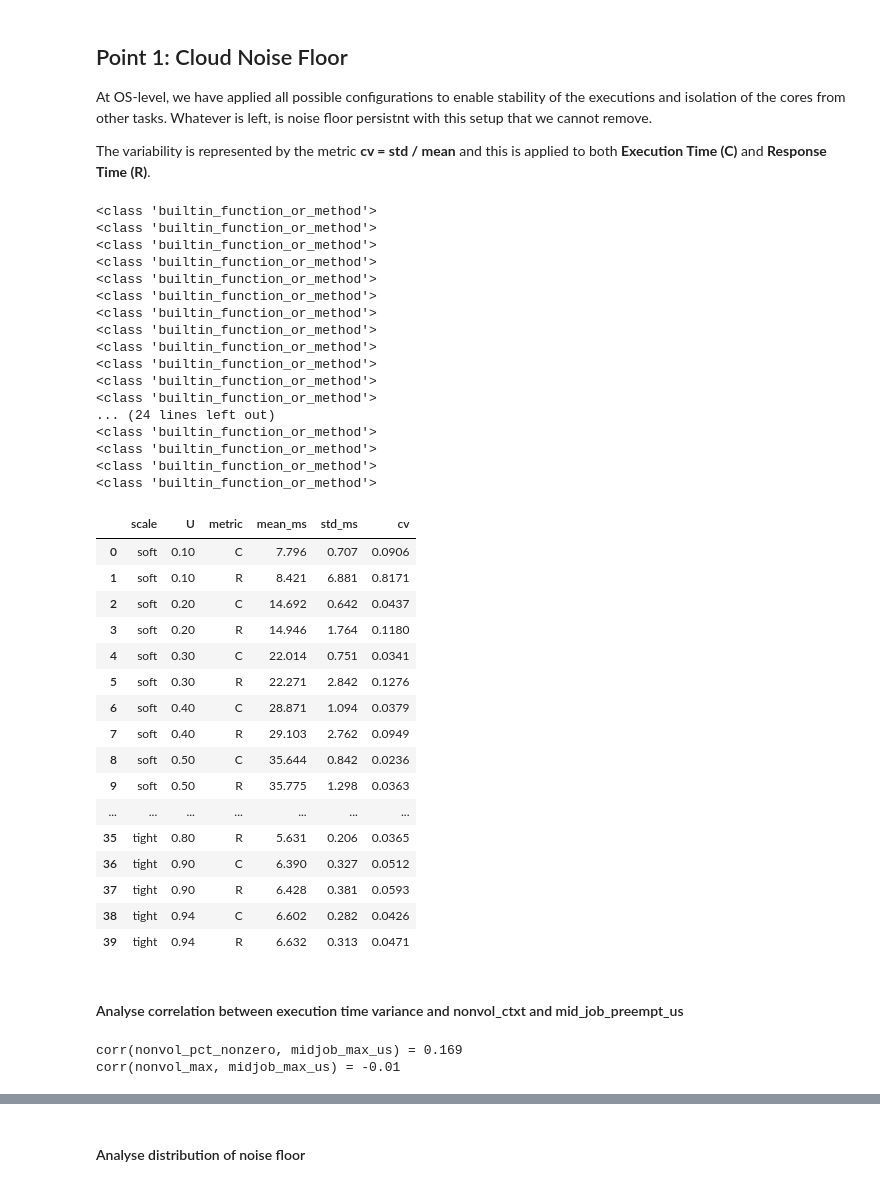
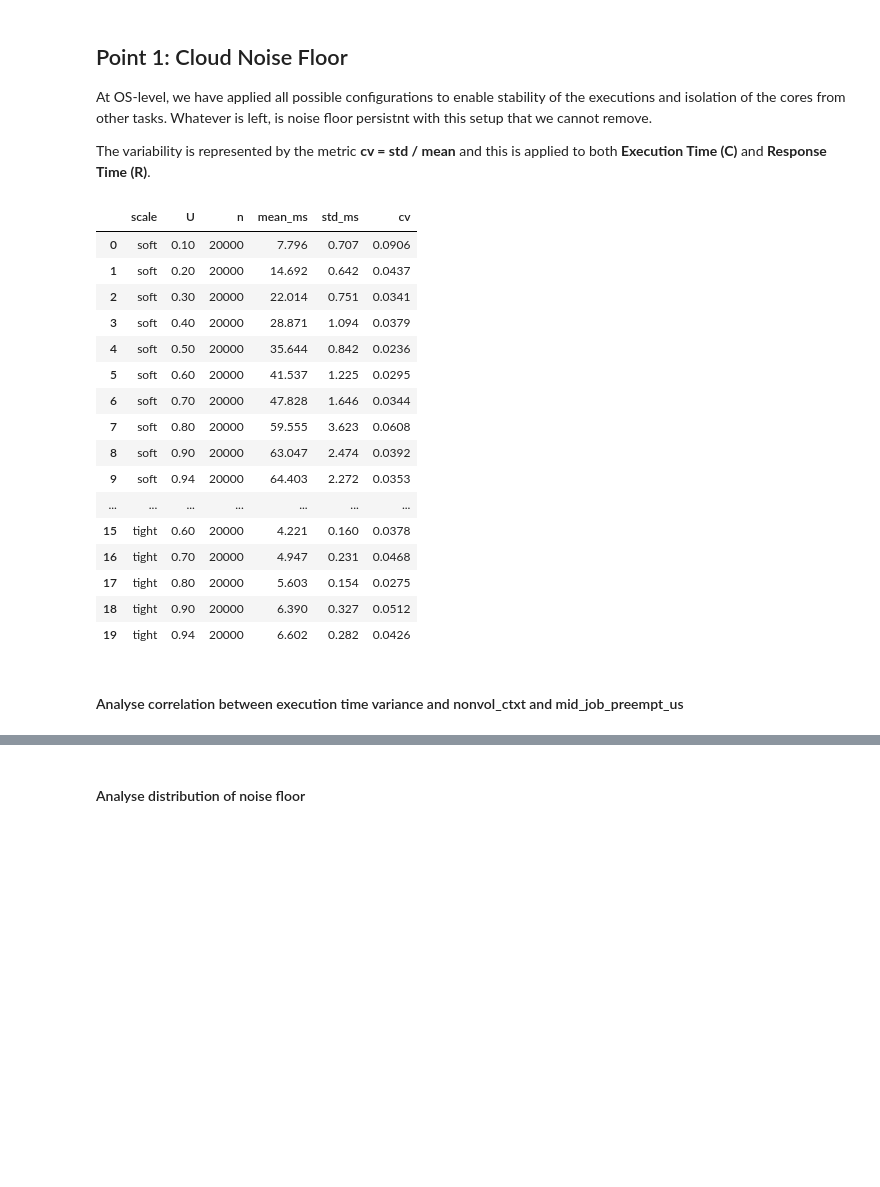
Before and after one commit to pippi2802/GraduationProject, a Jupyter notebook: research-questions/RQ1_final/analysis/analysis.ipynb, the cells around one changed output, grey strips where cells are left out. Cells and saved outputs as stored; diff of their text form; code cells hidden in the pictures; blank space fills up the shorter version.

```diff
--- a/research-questions/RQ1_final/analysis/analysis.ipynb
+++ b/research-questions/RQ1_final/analysis/analysis.ipynb
@@ -77,63 +78,38 @@ rows = []
 for (scale, u), g in model1.groupby(["scale", "U"]):
     for col, label in [("C_cputime_us", "C"), ("R_wall_us", "R")]:
         s = g[col] / 1000.0   # us -> ms
-        print(type(round))
         rows.append({
             "scale": scale, "U": u, "metric": label,
             "mean_ms": round(s.mean(), 3), "std_ms": round(s.std(), 3),
             "cv": round(s.std() / s.mean(), 4) if s.mean() else None,
         })
 noise_floor_table = pd.DataFrame(rows).sort_values(["scale", "U", "metric"])
-noise_floor_table
-# %% [output]
-<class 'builtin_function_or_method'>
-<class 'builtin_function_or_method'>
-<class 'builtin_function_or_method'>
-<class 'builtin_function_or_method'>
-<class 'builtin_function_or_method'>
-<class 'builtin_function_or_method'>
-<class 'builtin_function_or_method'>
-<class 'builtin_function_or_method'>
-<class 'builtin_function_or_method'>
-<class 'builtin_function_or_method'>
-<class 'builtin_function_or_method'>
-<class 'builtin_function_or_method'>
-... (24 lines left out)
-<class 'builtin_function_or_method'>
-<class 'builtin_function_or_method'>
-<class 'builtin_function_or_method'>
-<class 'builtin_function_or_method'>
-|  | scale | U | metric | mean_ms | std_ms | cv |
-| 0 | soft | 0.10 | C | 7.796 | 0.707 | 0.0906 |
-| 1 | soft | 0.10 | R | 8.421 | 6.881 | 0.8171 |
-| 2 | soft | 0.20 | C | 14.692 | 0.642 | 0.0437 |
-| 3 | soft | 0.20 | R | 14.946 | 1.764 | 0.1180 |
-| 4 | soft | 0.30 | C | 22.014 | 0.751 | 0.0341 |
-| 5 | soft | 0.30 | R | 22.271 | 2.842 | 0.1276 |
-| 6 | soft | 0.40 | C | 28.871 | 1.094 | 0.0379 |
-| 7 | soft | 0.40 | R | 29.103 | 2.762 | 0.0949 |
-| 8 | soft | 0.50 | C | 35.644 | 0.842 | 0.0236 |
-| 9 | soft | 0.50 | R | 35.775 | 1.298 | 0.0363 |
-| ... | ... | ... | ... | ... | ... | ... |
-| 35 | tight | 0.80 | R | 5.631 | 0.206 | 0.0365 |
-| 36 | tight | 0.90 | C | 6.390 | 0.327 | 0.0512 |
-| 37 | tight | 0.90 | R | 6.428 | 0.381 | 0.0593 |
-| 38 | tight | 0.94 | C | 6.602 | 0.282 | 0.0426 |
-| 39 | tight | 0.94 | R | 6.632 | 0.313 | 0.0471 |
+# %%
+magnitude_table = model1.groupby(["scale", "U"]).agg(
+    n=("C_cputime_us", "size"),
+    mean_ms=("C_cputime_us", lambda s: round(s.mean() / 1000, 3)),
+    std_ms=("C_cputime_us", lambda s: round(s.std() / 1000, 3)),
+    cv=("C_cputime_us", lambda s: round(s.std() / s.mean(), 4)),
+).reset_index().sort_values(["scale", "U"])
+
+display(magnitude_table)
+# %% [output]
+|  | scale | U | n | mean_ms | std_ms | cv |
+| 0 | soft | 0.10 | 20000 | 7.796 | 0.707 | 0.0906 |
+| 1 | soft | 0.20 | 20000 | 14.692 | 0.642 | 0.0437 |
+| 2 | soft | 0.30 | 20000 | 22.014 | 0.751 | 0.0341 |
+| 3 | soft | 0.40 | 20000 | 28.871 | 1.094 | 0.0379 |
+| 4 | soft | 0.50 | 20000 | 35.644 | 0.842 | 0.0236 |
+| 5 | soft | 0.60 | 20000 | 41.537 | 1.225 | 0.0295 |
+| 6 | soft | 0.70 | 20000 | 47.828 | 1.646 | 0.0344 |
+| 7 | soft | 0.80 | 20000 | 59.555 | 3.623 | 0.0608 |
+| 8 | soft | 0.90 | 20000 | 63.047 | 2.474 | 0.0392 |
+| 9 | soft | 0.94 | 20000 | 64.403 | 2.272 | 0.0353 |
+| ... | ... | ... | ... | ... | ... | ... |
+| 15 | tight | 0.60 | 20000 | 4.221 | 0.160 | 0.0378 |
+| 16 | tight | 0.70 | 20000 | 4.947 | 0.231 | 0.0468 |
+| 17 | tight | 0.80 | 20000 | 5.603 | 0.154 | 0.0275 |
+| 18 | tight | 0.90 | 20000 | 6.390 | 0.327 | 0.0512 |
+| 19 | tight | 0.94 | 20000 | 6.602 | 0.282 | 0.0426 |
 # %% [markdown]
 #### Analyse correlation between execution time variance and nonvol_ctxt and mid_job_preempt_us
-# %%
-rows = []
-for (scale, u), g in model1.groupby(["scale", "U"]):
-        rows.append({
-            "scale": scale, "U": u,
-            "nonvol_pct_nonzero": round(100 * (g["nonvol_ctxt"] > 0).mean(), 3),
-            "nonvol_max": int(g["nonvol_ctxt"].max()),
-            "midjob_max_us": round(g["mid_job_preempt_us"].max(), 1),
-        })
-t = pd.DataFrame(rows)
-print(f"corr(nonvol_pct_nonzero, midjob_max_us) =", round(t["nonvol_pct_nonzero"].corr(t["midjob_max_us"]), 3))
-print(f"corr(nonvol_max, midjob_max_us) =", round(t["nonvol_max"].corr(t["midjob_max_us"]), 3))
-# %% [output]
-corr(nonvol_pct_nonzero, midjob_max_us) = 0.169
-corr(nonvol_max, midjob_max_us) = -0.01
```
Also changed, not shown: parts of 7 cells of this notebook, 3 other files.
